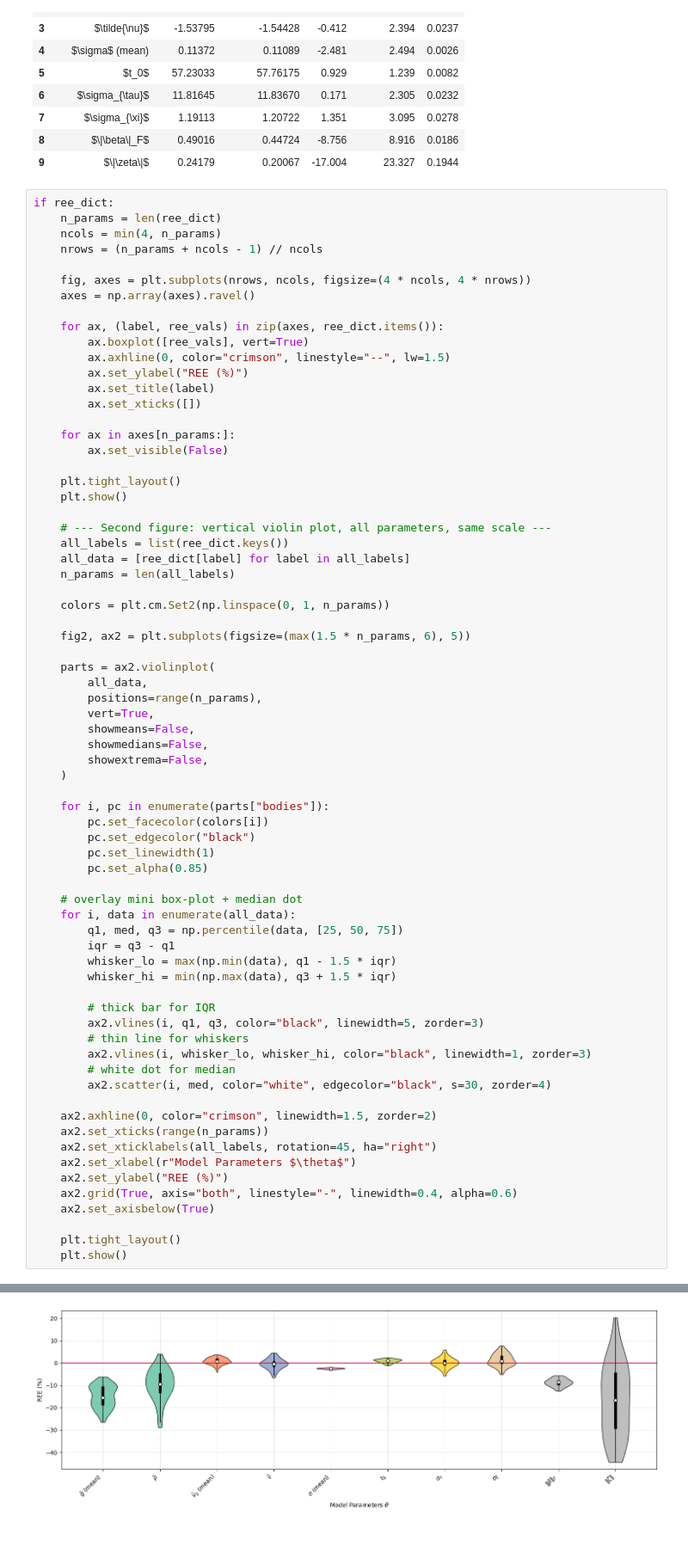
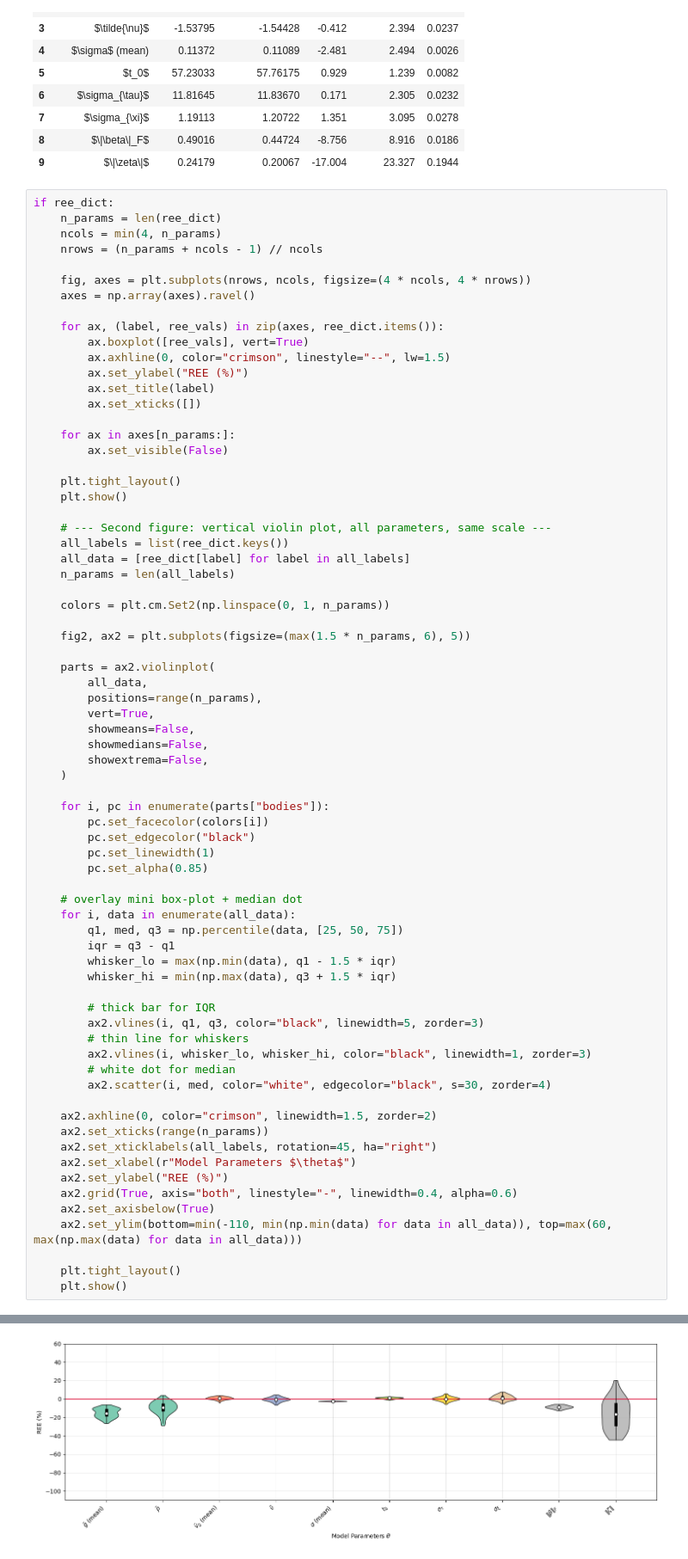
Before and after one commit to JeanJNMV/leaspy-JointSimulation, a Jupyter notebook: notebooks/3. Paper's Pipeline.ipynb, the cells around one changed output, grey strips where cells are left out. Shown at 86% size. Cells and saved outputs as stored; diff of their text form.

```diff
--- a/notebooks/3. Paper's Pipeline.ipynb
+++ b/notebooks/3. Paper's Pipeline.ipynb
@@ -406,34 +406,35 @@ if ree_dict:
         pc.set_edgecolor("black")
         pc.set_linewidth(1)
         pc.set_alpha(0.85)
 
     # overlay mini box-plot + median dot
     for i, data in enumerate(all_data):
         q1, med, q3 = np.percentile(data, [25, 50, 75])
         iqr = q3 - q1
         whisker_lo = max(np.min(data), q1 - 1.5 * iqr)
         whisker_hi = min(np.max(data), q3 + 1.5 * iqr)
 
         # thick bar for IQR
         ax2.vlines(i, q1, q3, color="black", linewidth=5, zorder=3)
         # thin line for whiskers
         ax2.vlines(i, whisker_lo, whisker_hi, color="black", linewidth=1, zorder=3)
         # white dot for median
         ax2.scatter(i, med, color="white", edgecolor="black", s=30, zorder=4)
 
     ax2.axhline(0, color="crimson", linewidth=1.5, zorder=2)
     ax2.set_xticks(range(n_params))
     ax2.set_xticklabels(all_labels, rotation=45, ha="right")
     ax2.set_xlabel(r"Model Parameters $\theta$")
     ax2.set_ylabel("REE (%)")
     ax2.grid(True, axis="both", linestyle="-", linewidth=0.4, alpha=0.6)
     ax2.set_axisbelow(True)
+    ax2.set_ylim(bottom=min(-110, min(np.min(data) for data in all_data)), top=max(60, max(np.max(data) for data in all_data)))
 
     plt.tight_layout()
     plt.show()
 # %% [output]
 [figure]
-[figure, old version]
+[figure, new version]
 # %% [markdown]
 ## Random effects: ICC
 
```
Also changed, not shown: parts of 1 cell of this notebook, 1 other file.
